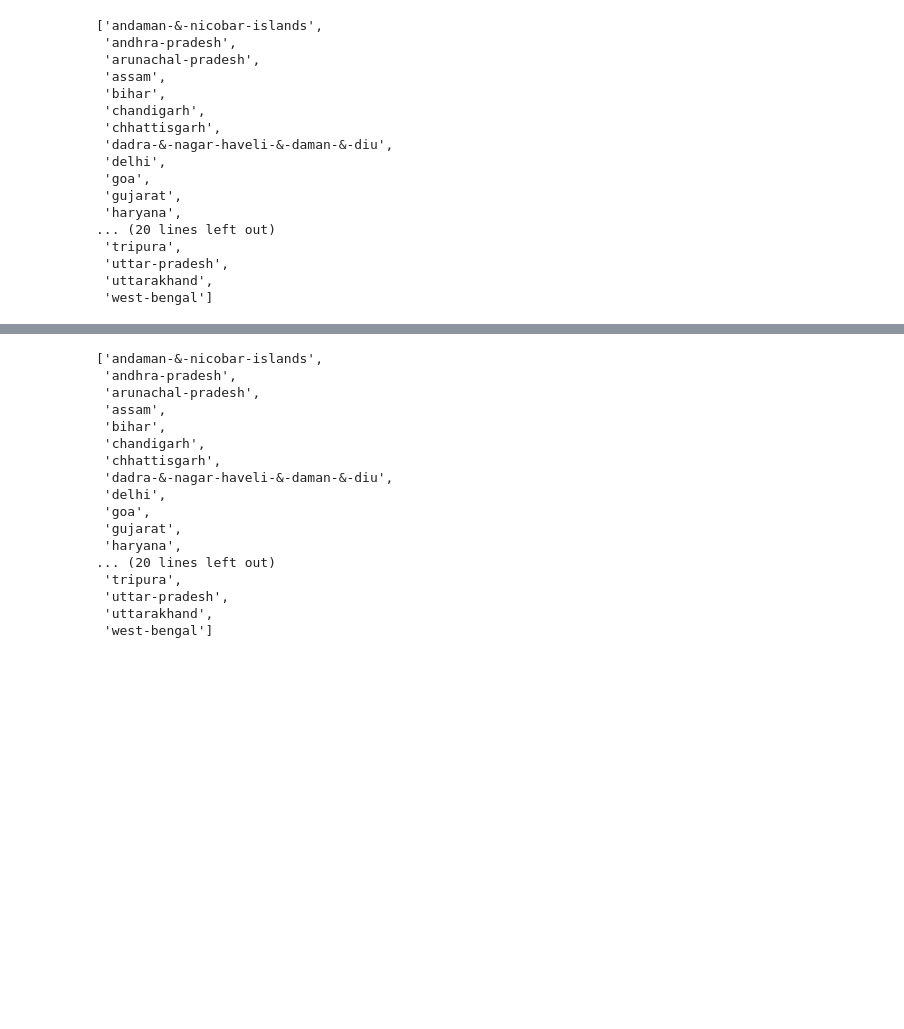
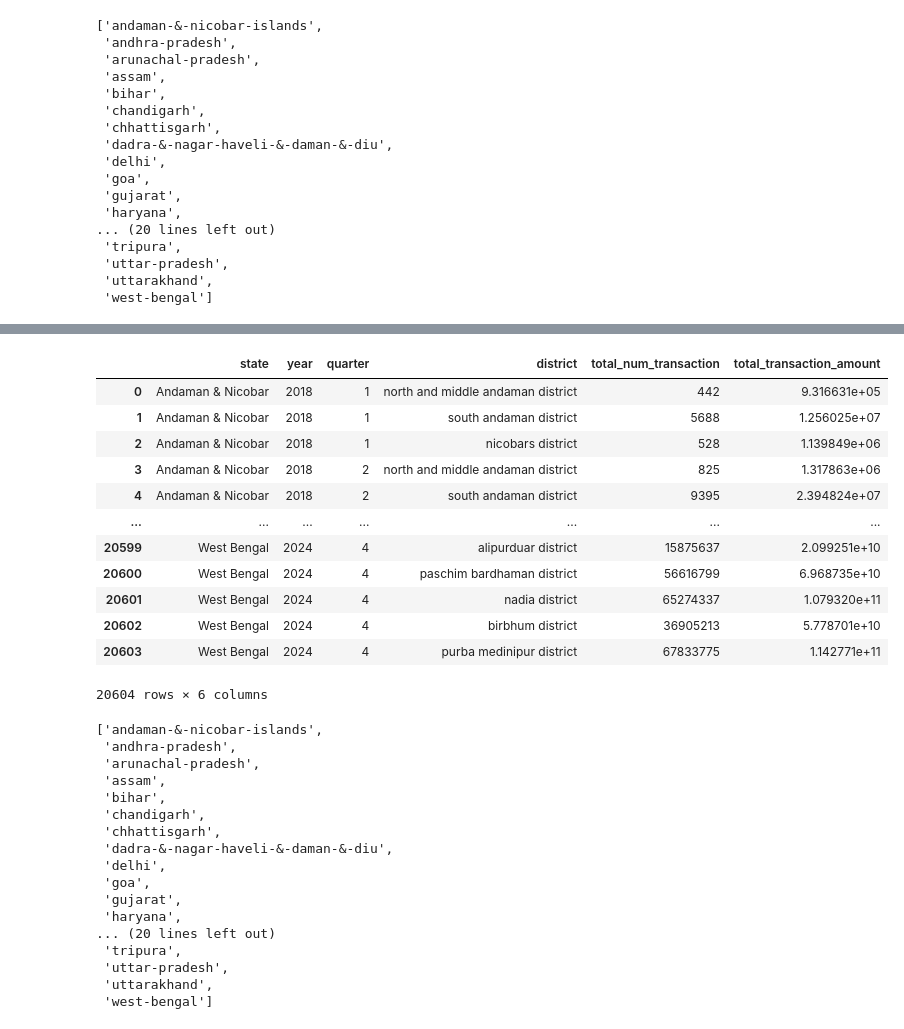
Before and after one commit to Ranjitha23ds/Phonepe-Pulse-Data-Visualization-and-Exploration, a Jupyter notebook: Phone.ipynb, the cells around one changed output, grey strips where cells are left out. Cells and saved outputs as stored; diff of their text form; code cells hidden in the pictures; blank space fills up the shorter version.

```diff
--- a/Phone.ipynb
+++ b/Phone.ipynb
@@ -209,4 +281,4 @@ for i in map_tran:
                 clm2["district"].append(district_name)
                 clm2["total_num_transaction"].append(num_of_transaction)
                 clm2["total_transaction_amount"].append(total_tran_amount)
-map_tansaction=pd.DataFrame(clm2)
+map_transaction=pd.DataFrame(clm2)
@@ -229,3 +300,21 @@ map_tansaction
+# %%
+map_transaction["state"]=map_transaction["state"].replace(state_mapping)
+#map_transaction["state"]
+map_transaction
+# %% [output]
+|  | state | year | quarter | district | total_num_transaction | total_transaction_amount |
+| 0 | Andaman & Nicobar | 2018 | 1 | north and middle andaman district | 442 | 9.316631e+05 |
+| 1 | Andaman & Nicobar | 2018 | 1 | south andaman district | 5688 | 1.256025e+07 |
+| 2 | Andaman & Nicobar | 2018 | 1 | nicobars district | 528 | 1.139849e+06 |
+| 3 | Andaman & Nicobar | 2018 | 2 | north and middle andaman district | 825 | 1.317863e+06 |
+| 4 | Andaman & Nicobar | 2018 | 2 | south andaman district | 9395 | 2.394824e+07 |
+| ... | ... | ... | ... | ... | ... | ... |
+| 20599 | West Bengal | 2024 | 4 | alipurduar district | 15875637 | 2.099251e+10 |
+| 20600 | West Bengal | 2024 | 4 | paschim bardhaman district | 56616799 | 6.968735e+10 |
+| 20601 | West Bengal | 2024 | 4 | nadia district | 65274337 | 1.079320e+11 |
+| 20602 | West Bengal | 2024 | 4 | birbhum district | 36905213 | 5.778701e+10 |
+| 20603 | West Bengal | 2024 | 4 | purba medinipur district | 67833775 | 1.142771e+11 |
+20604 rows × 6 columns
 # %%
 map_user_path="phonepe_pulse_data/data/map/user/hover/country/india/state/"
 map_user=os.listdir(map_user_path)
```
Also changed, not shown: parts of 20 cells of this notebook.
